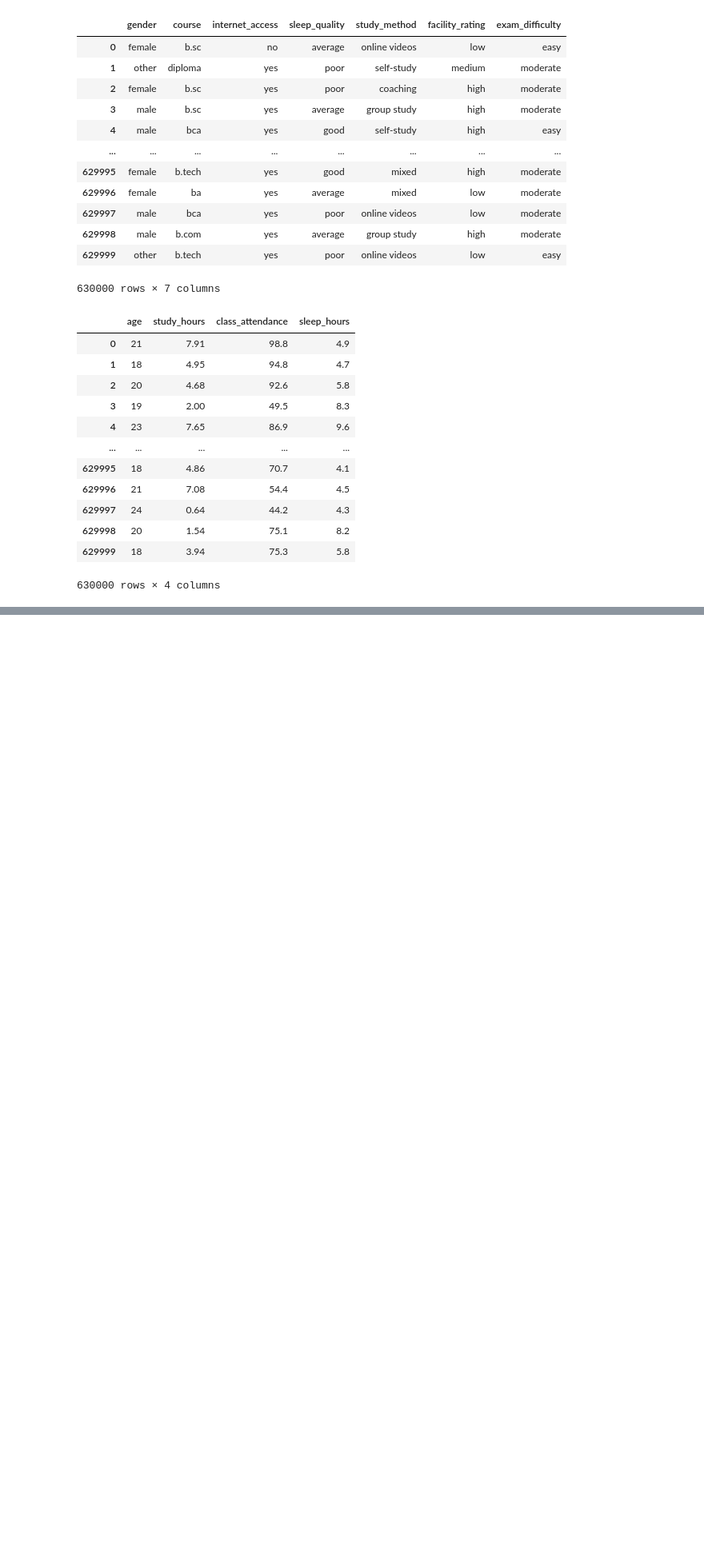
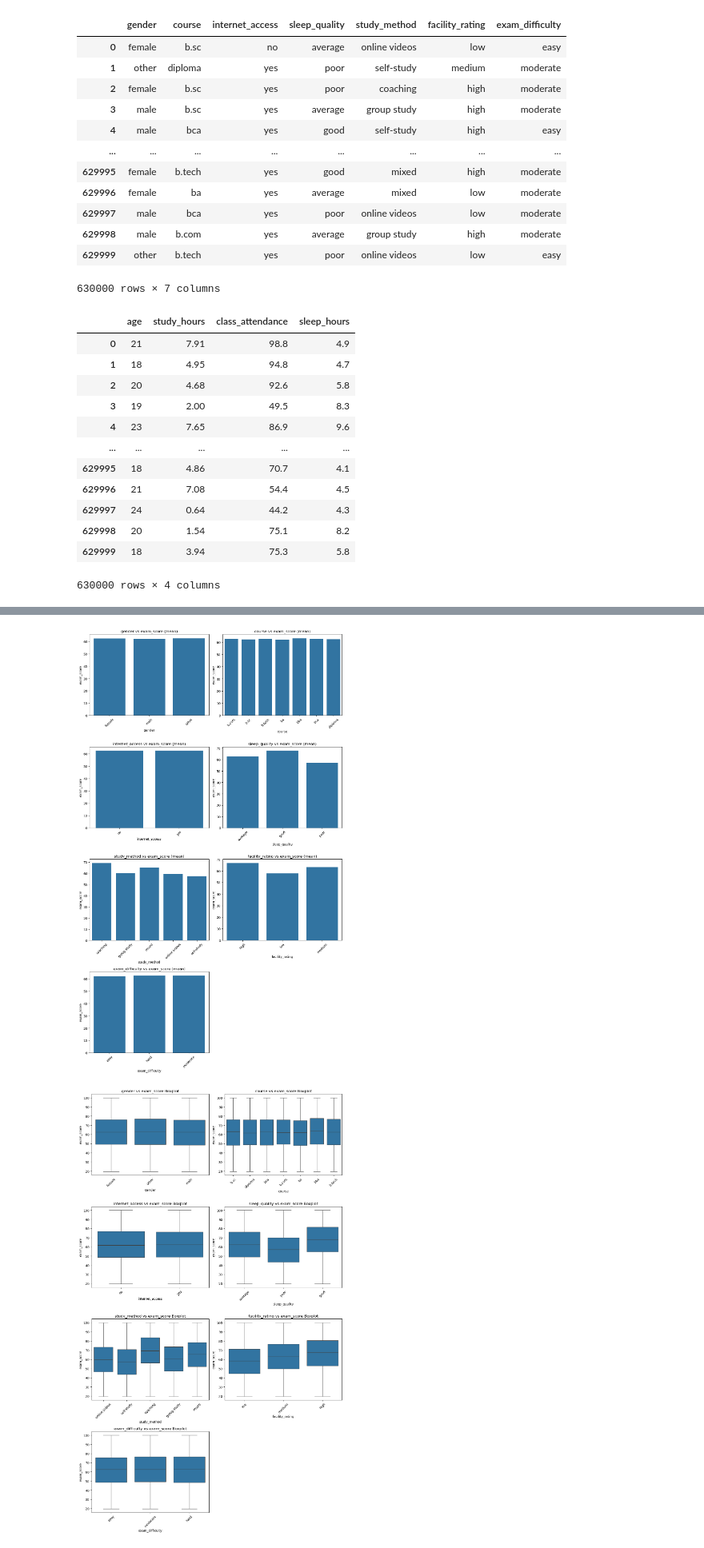
Before and after one commit to Eddythemachine/student_score_pred_kaggle_hackathon, a Jupyter notebook: notebook/eda.ipynb, the cells around one changed output, grey strips where cells are left out. Shown at 80% size. Cells and saved outputs as stored; diff of their text form; code cells hidden in the pictures; blank space fills up the shorter version.

```diff
--- a/notebook/eda.ipynb
+++ b/notebook/eda.ipynb
@@ -602,0 +841,20 @@ num_v.plot_numeric_distributions(df_train, num_cols)
+# %%
+cat_viz = CatVsTargetVisualisation(df_train, cat_cols)
+
+# Simple bar charts
+cat_viz.plot_cat_vs_target(target_col, kind='bar', n_cols=2)
+
+# Boxplots
+cat_viz.plot_cat_vs_target(target_col, kind='box', n_cols=2)
+
+# Violin plots
+cat_viz.plot_cat_vs_target(target_col, kind='violin', n_cols=2)
+
+# Swarm plots
+cat_viz.plot_cat_vs_target(target_col, kind='swarm', n_cols=2)
+
+# Clustered / grouped bar chart (requires at least 2 categorical columns)
+cat_viz.plot_cat_vs_target(target_col, kind='clustered_bar', n_cols=2)
+# %% [output]
+[figure, added]
+[figure, added]
```
Also changed, not shown: parts of 15 cells of this notebook.
